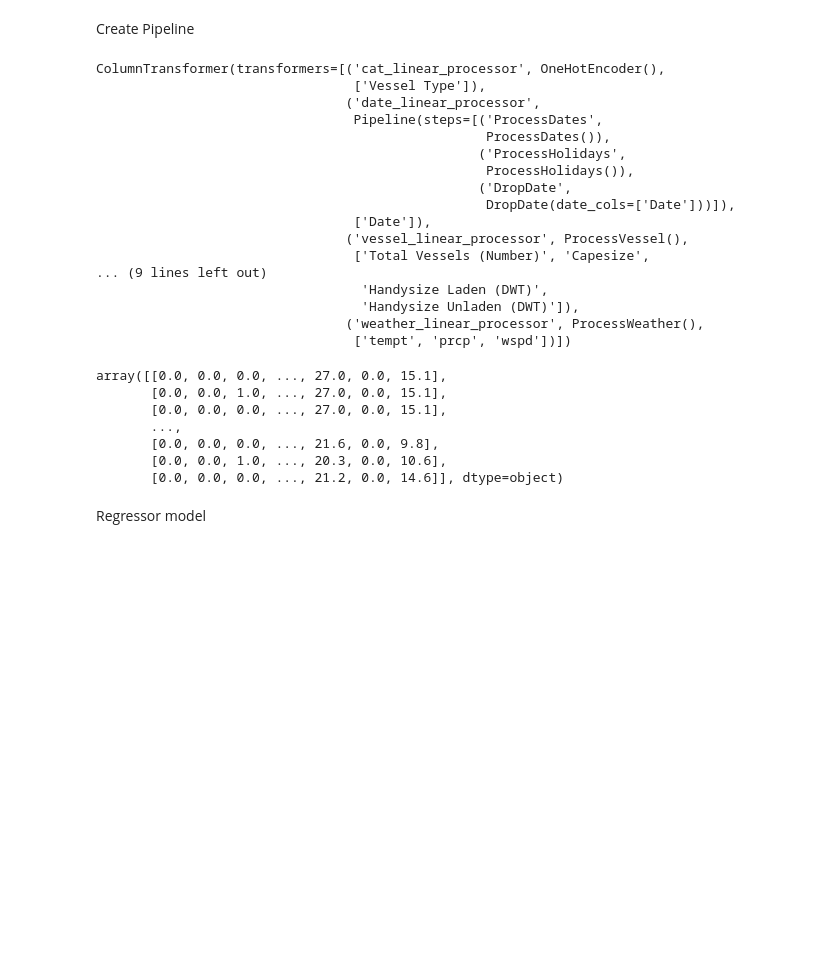
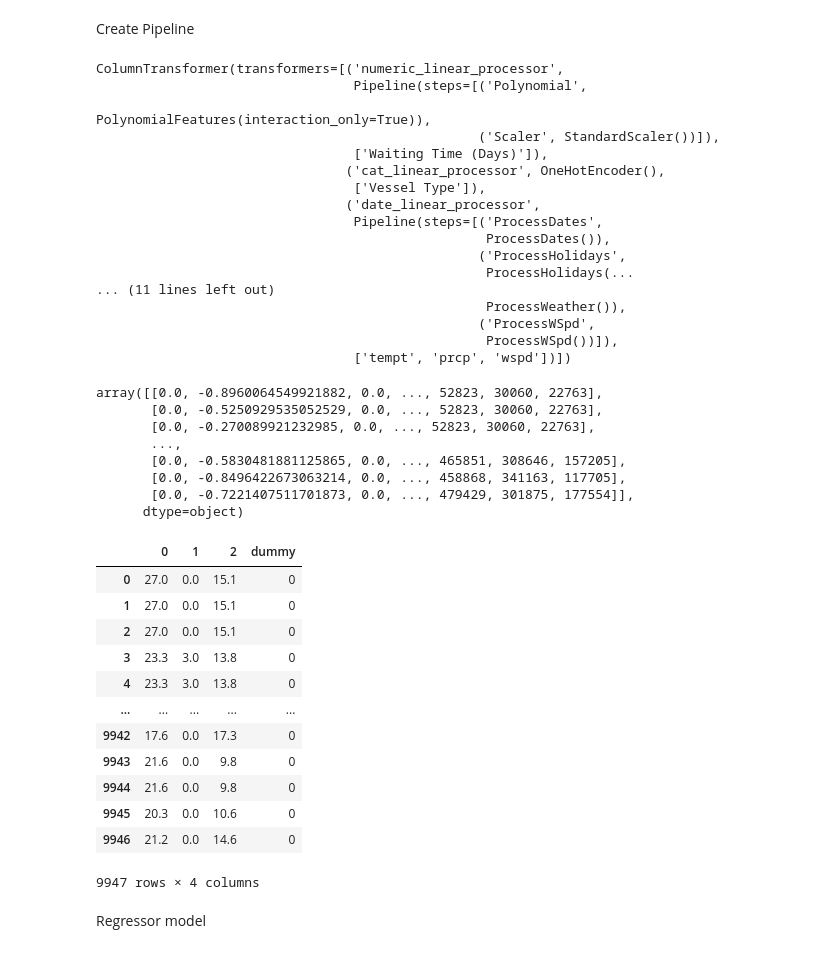
Before and after one commit to rawwinton/BT5126-Project, a Jupyter notebook: Final.ipynb, the cells around one changed output. Drawn from its saved outputs; the diff is of its cells as text; code cells hidden in the pictures; blank space fills up the shorter version.

Commit message:
added: 1. parameter tuning 2. Weather transformer 3. vessel transformer
Changes:
Merged DWT and Vessel count in pipeline

todo:
Results printing

```diff
--- a/Final.ipynb
+++ b/Final.ipynb
@@ -101,51 +101,73 @@ X_train, X_test, y_train, y_test = train_test_split(data.drop(predict_col,axis=1
 # %% [markdown]
 Create Pipeline
 # %%
-date_linear_processor = pipeline.Pipeline([('ProcessDates',ProcessDates()),('ProcessHolidays',ProcessHolidays()),('DropDate',DropDate(date_cols))])
+date_linear_processor = pipeline.Pipeline([('ProcessDates',ProcessDates()),('ProcessHolidays',ProcessHolidays()),('DropDate',DropCol(cols=date_cols))])
 numeric_linear_processor = pipeline.Pipeline([('Polynomial',PolynomialFeatures(degree=2,interaction_only =True,include_bias=True)),('Scaler',StandardScaler())])
 cat_linear_processor = OneHotEncoder()
-vessel_linear_processor = ProcessVessel()
-dwt_linear_processor = ProcessDWT()
-weather_linear_processor = ProcessWeather()
+vessel_linear_processor = pipeline.Pipeline([('CreateDummyCol',CreateDummyCol()),('ProcessVessel',ProcessVessel(vessel_cols=vessel_cols,dwt_cols=dwt_cols))])
+weather_linear_processor = pipeline.Pipeline([('CreateDummyCol',CreateDummyCol()),('ProcessWeather',ProcessWeather()),('ProcessWSpd',ProcessWSpd())])
 
 data_preprocessor = ColumnTransformer([
-    # ('numeric_linear_processor',numeric_linear_processor, numeric_cols),
+    ('numeric_linear_processor',numeric_linear_processor, numeric_cols),
     ('cat_linear_processor',cat_linear_processor, categorical_cols),
     ('date_linear_processor',date_linear_processor, date_cols),
-    ('vessel_linear_processor',vessel_linear_processor, vessel_cols),
-    ('dwt_linear_processor',dwt_linear_processor, dwt_cols),
+    ('vessel_linear_processor',vessel_linear_processor, vessel_cols+dwt_cols),
     ('weather_linear_processor',weather_linear_processor, weather_cols)
 ])
 data_preprocessor
 # %% [output]
-ColumnTransformer(transformers=[('cat_linear_processor', OneHotEncoder(),
+ColumnTransformer(transformers=[('numeric_linear_processor',
+                                 Pipeline(steps=[('Polynomial',
+                                                  PolynomialFeatures(interaction_only=True)),
+                                                 ('Scaler', StandardScaler())]),
+                                 ['Waiting Time (Days)']),
+                                ('cat_linear_processor', OneHotEncoder(),
                                  ['Vessel Type']),
                                 ('date_linear_processor',
                                  Pipeline(steps=[('ProcessDates',
                                                   ProcessDates()),
                                                  ('ProcessHolidays',
-                                                  ProcessHolidays()),
-                                                 ('DropDate',
-                                                  DropDate(date_cols=['Date']))]),
-                                 ['Date']),
-                                ('vessel_linear_processor', ProcessVessel(),
-                                 ['Total Vessels (Number)', 'Capesize',
-... (9 lines left out)
-                                  'Handysize Laden (DWT)',
-                                  'Handysize Unladen (DWT)']),
-                                ('weather_linear_processor', ProcessWeather(),
+                                                  ProcessHolidays(...
+... (11 lines left out)
+                                                  ProcessWeather()),
+                                                 ('ProcessWSpd',
+                                                  ProcessWSpd())]),
                                  ['tempt', 'prcp', 'wspd'])])
 # %%
-finalPipe = pipeline.make_pipeline(data_preprocessor)
+finalPipe = pipeline.make_pipeline(data_preprocessor,DropZeroCol())
 # dp = finalPipe()
+finalPipe.set_params(**{
+    'columntransformer__weather_linear_processor__ProcessWSpd__action': 'drop',
+    'columntransformer__weather_linear_processor__ProcessWeather__action': 'drop'
+})
+X = finalPipe.fit_transform(data)
+X = pd.DataFrame(X)
 finalPipe.fit_transform(data)
 # %% [output]
-array([[0.0, 0.0, 0.0, ..., 27.0, 0.0, 15.1],
-       [0.0, 0.0, 1.0, ..., 27.0, 0.0, 15.1],
-       [0.0, 0.0, 0.0, ..., 27.0, 0.0, 15.1],
+array([[0.0, -0.8960064549921882, 0.0, ..., 52823, 30060, 22763],
+       [0.0, -0.5250929535052529, 0.0, ..., 52823, 30060, 22763],
+       [0.0, -0.270089921232985, 0.0, ..., 52823, 30060, 22763],
        ...,
-       [0.0, 0.0, 0.0, ..., 21.6, 0.0, 9.8],
-       [0.0, 0.0, 1.0, ..., 20.3, 0.0, 10.6],
-       [0.0, 0.0, 0.0, ..., 21.2, 0.0, 14.6]], dtype=object)
+       [0.0, -0.5830481881125865, 0.0, ..., 465851, 308646, 157205],
+       [0.0, -0.8496422673063214, 0.0, ..., 458868, 341163, 117705],
+       [0.0, -0.7221407511701873, 0.0, ..., 479429, 301875, 177554]],
+      dtype=object)
+# %%
+X['dummy'] = 0
+X
+# %% [output]
+|  | 0 | 1 | 2 | dummy |
+| 0 | 27.0 | 0.0 | 15.1 | 0 |
+| 1 | 27.0 | 0.0 | 15.1 | 0 |
+| 2 | 27.0 | 0.0 | 15.1 | 0 |
+| 3 | 23.3 | 3.0 | 13.8 | 0 |
+| 4 | 23.3 | 3.0 | 13.8 | 0 |
+| ... | ... | ... | ... | ... |
+| 9942 | 17.6 | 0.0 | 17.3 | 0 |
+| 9943 | 21.6 | 0.0 | 9.8 | 0 |
+| 9944 | 21.6 | 0.0 | 9.8 | 0 |
+| 9945 | 20.3 | 0.0 | 10.6 | 0 |
+| 9946 | 21.2 | 0.0 | 14.6 | 0 |
+9947 rows × 4 columns
 # %% [markdown]
 Regressor model
```
Also changed, not shown: parts of 7 cells of this notebook, 2 other files.
